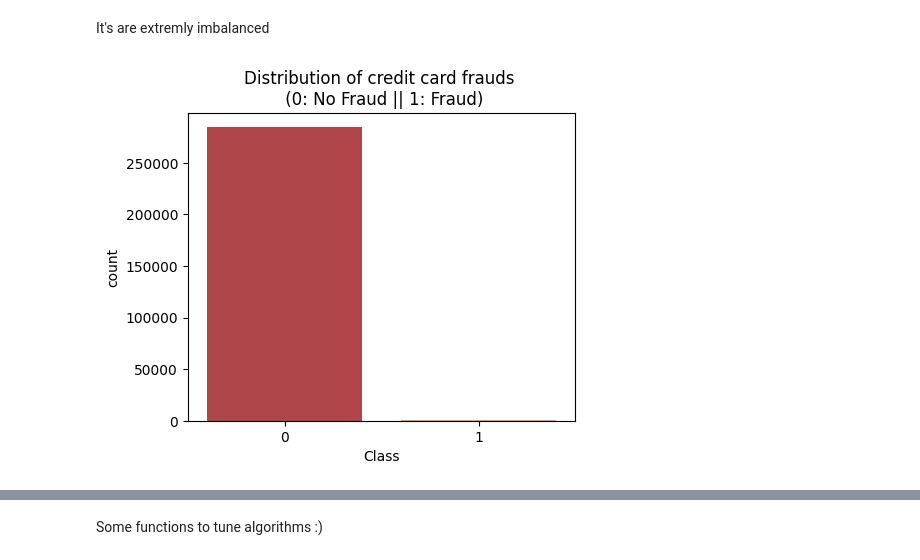
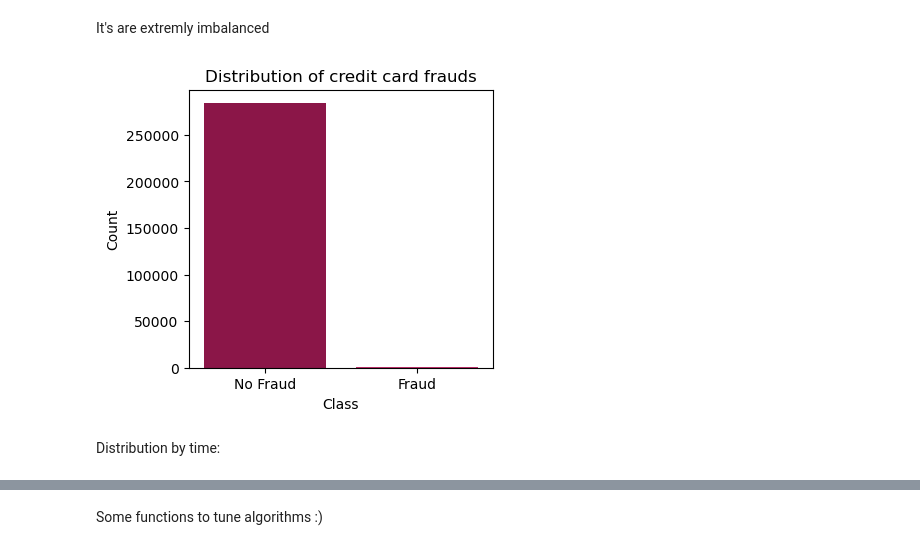
Before and after one commit to abdullahkavakli/Credit-Card-Fraud-Detection-Using-KNN, a Jupyter notebook: Credit Card Fraud Detection.ipynb, the cells around one changed output, grey strips where cells are left out. Drawn from its saved outputs; the diff is of its cells as text; code cells hidden in the pictures.

```diff
--- a/Credit Card Fraud Detection.ipynb
+++ b/Credit Card Fraud Detection.ipynb
@@ -113,3 +117,7 @@ credit_card["Class"].value_counts()
 Name: Class, dtype: int64
 # %% [markdown]
 It's are extremly imbalanced
+# %%
+def get_axes_list(length, column_number=2):
+    fig, axes_list = get_fig_and_axes_list(length, column_number=column_number )
+    return axes_list
@@ -116,9 +156,14 @@ It's are extremly imbalanced
 # %%
-sns.set_palette("RdBu")
-fig, ax = plt.subplots(figsize=(5,4))
+ax = get_axes_list(1)[0]
+sns.set_palette("PuRd_r")
 bar = sns.countplot(x=credit_card["Class"],ax=ax)
-bar.set_title('Distribution of credit card frauds \n (0: No Fraud || 1: Fraud)')
+ax.set_xticklabels(['No Fraud', 'Fraud'])
+ax.set_xlabel("Class")
+ax.set_ylabel("Count")
+bar.set_title('Distribution of credit card frauds')
 plt.show()
 # %% [output]
-[figure, old version]
+[figure, new version]
+# %% [markdown]
+Distribution by time:
 # %%
```
Also changed, not shown: parts of 53 cells of this notebook.
